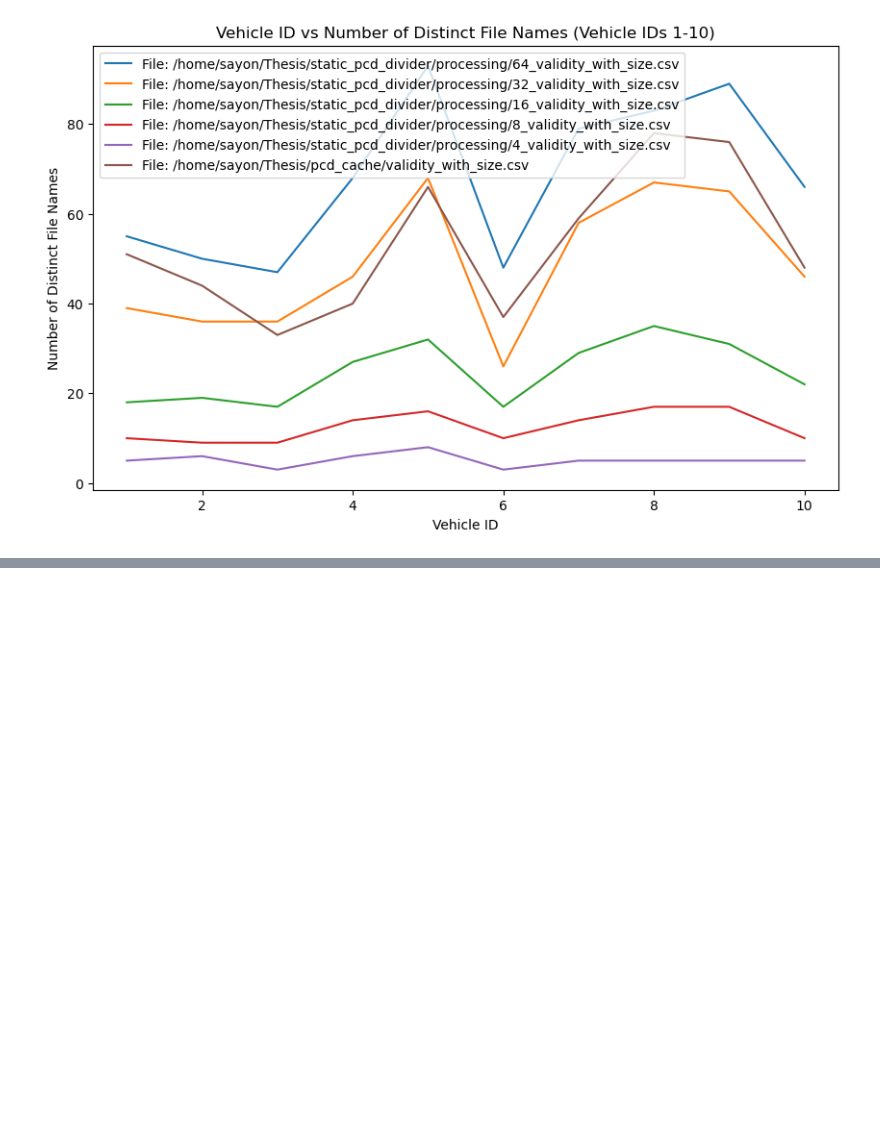
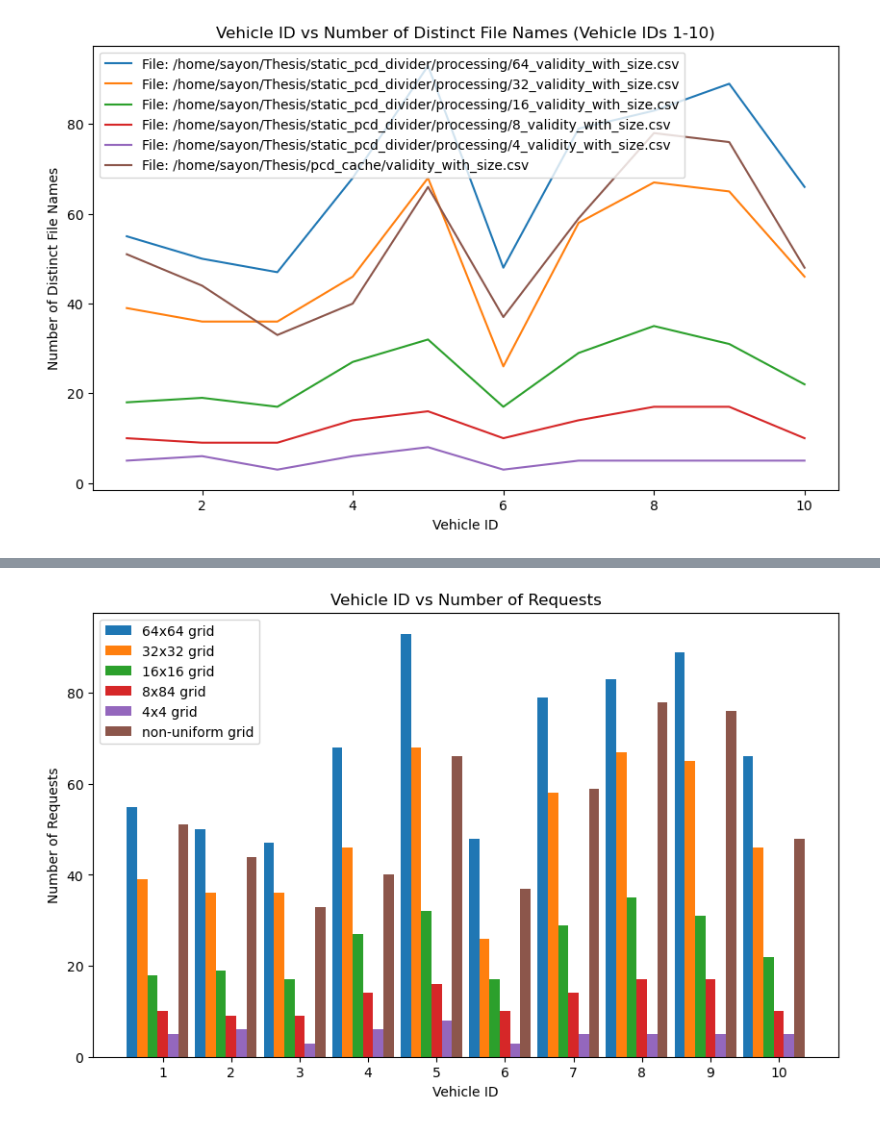
Before and after one commit to sayondeep/Thesis, a Jupyter notebook: data_processing/vehicle_requests.ipynb, the cells around one changed output, grey strips where cells are left out. Cells and saved outputs as stored; diff of their text form; code cells hidden in the pictures; blank space fills up the shorter version.

```diff
--- a/data_processing/vehicle_requests.ipynb
+++ b/data_processing/vehicle_requests.ipynb
@@ -105,0 +165,74 @@ plt.show()
+# %%
+import pandas as pd
+import matplotlib.pyplot as plt
+
+# List of CSV files with different grid sizes
+csv_files = [
+    '/home/sayon/Thesis/static_pcd_divider/processing/64_validity_with_size.csv',
+    '/home/sayon/Thesis/static_pcd_divider/processing/32_validity_with_size.csv',
+    '/home/sayon/Thesis/static_pcd_divider/processing/16_validity_with_size.csv',
+    '/home/sayon/Thesis/static_pcd_divider/processing/8_validity_with_size.csv',
+    '/home/sayon/Thesis/static_pcd_divider/processing/4_validity_with_size.csv',
+    '/home/sayon/Thesis/pcd_cache/validity_with_size.csv'
+]
+
+# Specify the legend labels
+legend_labels = [
+    '64x64 grid',
+    '32x32 grid',
+    '16x16 grid',
+    '8x84 grid',
+    '4x4 grid',
+    'non-uniform grid'
+]
+
+# Step 1: Prepare data for the bar graph
+data = []
+
+# Step 2: Read and process each CSV file separately
+for i, csv_file in enumerate(csv_files):
+    # Read the CSV file
+    df = pd.read_csv(csv_file)
+
+    # Filter data for Vehicle IDs 1 to 10
+    filtered_df = df[df['Vehicle ID'].between(1, 10)]
+
+    # Count distinct file names by Vehicle ID
+    distinct_file_counts = filtered_df.groupby('Vehicle ID')['Tile Name'].nunique()
+
+    # Append data for the current file
+    file_data = {
+        'File': csv_file,
+        'Vehicle ID': list(distinct_file_counts.index),
+        'Distinct File Count': list(distinct_file_counts.values),
+        'Legend Label': legend_labels[i]
+    }
+    data.append(file_data)
+
+# Step 3: Plot the bar graph
+plt.figure(figsize=(10, 6))  # Set the figure size
+
+bar_width = 0.15  # Width of each bar
+index = range(1, 11)  # Index for the x-axis, limited to Vehicle IDs 1 to 10
+
+for i, file_data in enumerate(data):
+    # Extract data for the current file
+    file_name = file_data['File']
+    vehicle_ids = file_data['Vehicle ID']
+    file_counts = file_data['Distinct File Count']
+    legend_label = file_data['Legend Label']
+
+    # Calculate the position for each group of bars
+    pos = [j + i * bar_width for j in index]
+
+    # Plot the bar graph for the current file
+    plt.bar(pos, file_counts, bar_width, label=legend_label)
+
+plt.xlabel('Vehicle ID')
+plt.ylabel('Number of Requests')
+plt.title('Vehicle ID vs Number of Requests')
+plt.legend()
+plt.xticks([r + (len(data) * bar_width) / 2 for r in index], index)
+plt.show()
+# %% [output]
+[figure, added]
```
Also changed, not shown: parts of 1 cell of this notebook, 23 other files.
